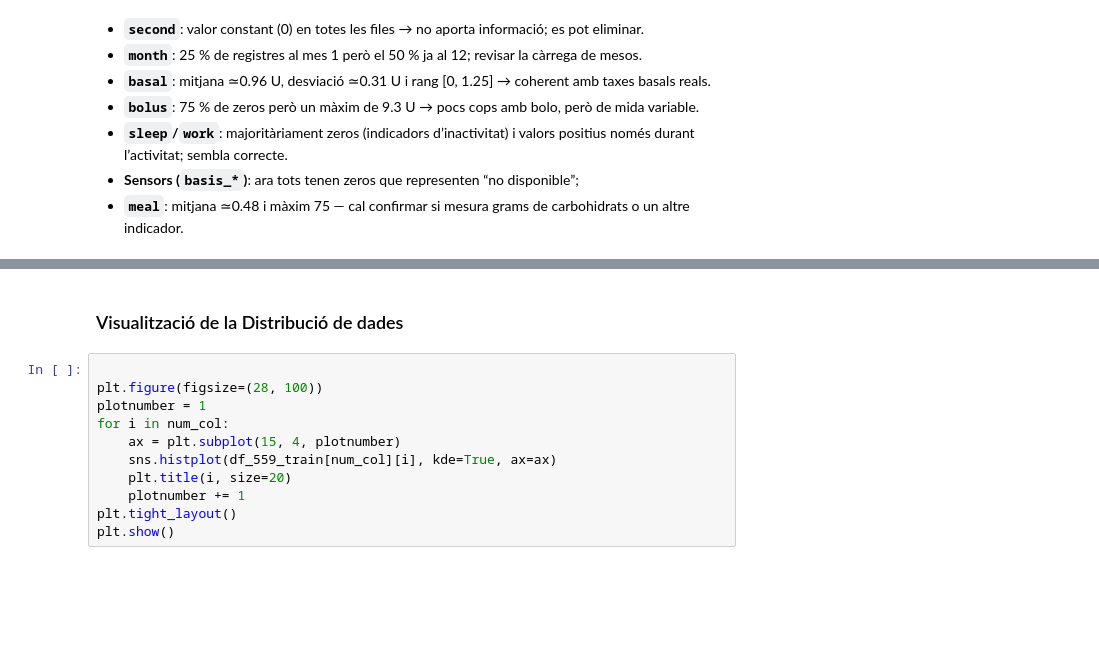
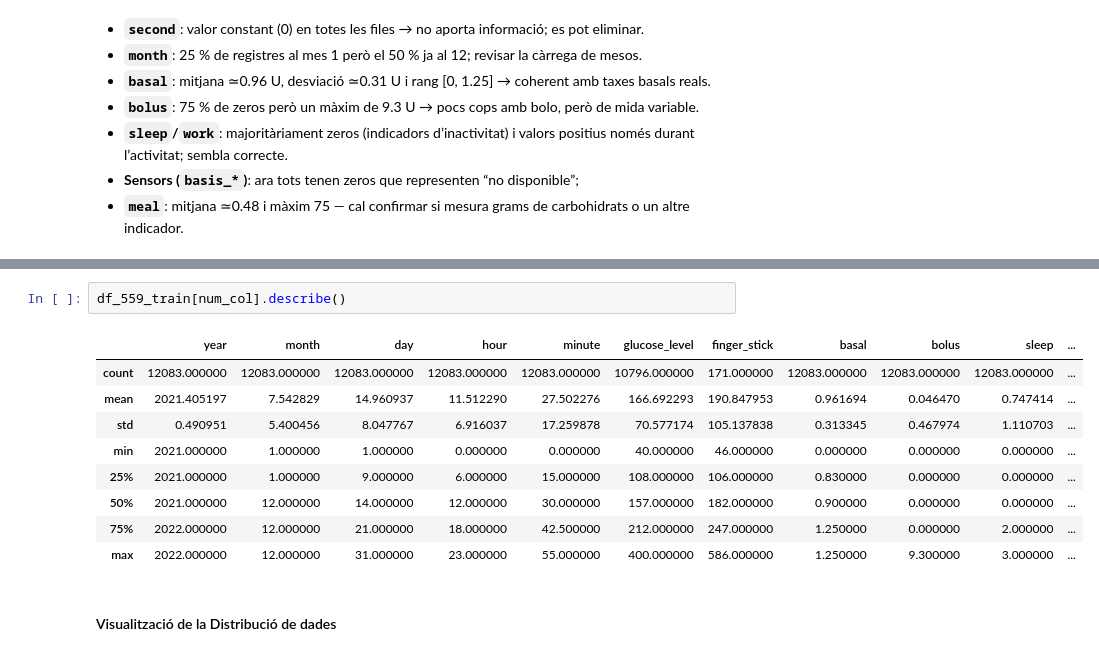
Before and after one commit to rogerduranlopez/TF-IA-GLUP24, a Jupyter notebook: notebooks/EDA_GLUP24.ipynb, the cells around one changed output, grey strips where cells are left out. Saved outputs shown, nothing was run; the diff lists cells and outputs as text; blank space fills up the shorter version.

```diff
--- a/notebooks/EDA_GLUP24.ipynb
+++ b/notebooks/EDA_GLUP24.ipynb
@@ -210,13 +259,14 @@ df_559_train[num_col].describe()
+# %%
+df_559_train[num_col].describe()
+# %% [output]
+|  | year | month | day | hour | minute | glucose_level | finger_stick | basal | bolus | sleep | ... |
+| count | 12083.000000 | 12083.000000 | 12083.000000 | 12083.000000 | 12083.000000 | 10796.000000 | 171.000000 | 12083.000000 | 12083.000000 | 12083.000000 | ... |
+| mean | 2021.405197 | 7.542829 | 14.960937 | 11.512290 | 27.502276 | 166.692293 | 190.847953 | 0.961694 | 0.046470 | 0.747414 | ... |
+| std | 0.490951 | 5.400456 | 8.047767 | 6.916037 | 17.259878 | 70.577174 | 105.137838 | 0.313345 | 0.467974 | 1.110703 | ... |
+| min | 2021.000000 | 1.000000 | 1.000000 | 0.000000 | 0.000000 | 40.000000 | 46.000000 | 0.000000 | 0.000000 | 0.000000 | ... |
+| 25% | 2021.000000 | 1.000000 | 9.000000 | 6.000000 | 15.000000 | 108.000000 | 106.000000 | 0.830000 | 0.000000 | 0.000000 | ... |
+| 50% | 2021.000000 | 12.000000 | 14.000000 | 12.000000 | 30.000000 | 157.000000 | 182.000000 | 0.900000 | 0.000000 | 0.000000 | ... |
+| 75% | 2022.000000 | 12.000000 | 21.000000 | 18.000000 | 42.500000 | 212.000000 | 247.000000 | 1.250000 | 0.000000 | 2.000000 | ... |
+| max | 2022.000000 | 12.000000 | 31.000000 | 23.000000 | 55.000000 | 400.000000 | 586.000000 | 1.250000 | 9.300000 | 3.000000 | ... |
 # %% [markdown]
-### Visualització de la Distribució de dades
+#### Visualització de la Distribució de dades
-# %%
-
-plt.figure(figsize=(28, 100))
-plotnumber = 1
-for i in num_col:
-    ax = plt.subplot(15, 4, plotnumber)
-    sns.histplot(df_559_train[num_col][i], kde=True, ax=ax)
-    plt.title(i, size=20)
-    plotnumber += 1
-plt.tight_layout()
-plt.show()
```
Also changed, not shown: parts of 13 cells of this notebook, 1 other file.
